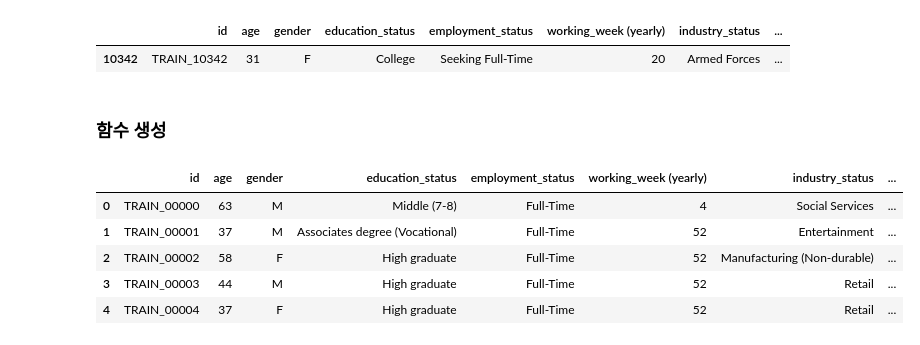
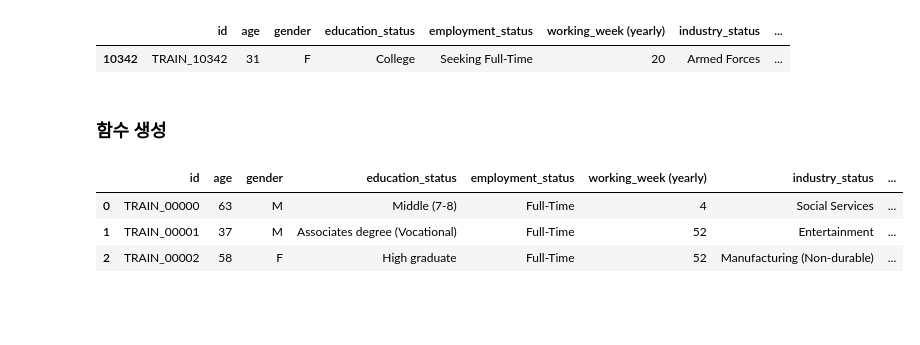
Before and after one commit to benidjor/income-prediction-dacon, a Jupyter notebook: preprocessing-income-prediction.ipynb, the cells around one changed output. Saved outputs shown, nothing was run; the diff lists cells and outputs as text; code cells hidden in the pictures; blank space fills up the shorter version.

```diff
--- a/preprocessing-income-prediction.ipynb
+++ b/preprocessing-income-prediction.ipynb
@@ -557,11 +696,9 @@ def apply_cols(df):
 # %%
 prac = drop_col(train_df)
-prac.head()
+prac.head(3)
 # %% [output]
 |  | id | age | gender | education_status | employment_status | working_week (yearly) | industry_status | ... |
 | 0 | TRAIN_00000 | 63 | M | Middle (7-8) | Full-Time | 4 | Social Services | ... |
 | 1 | TRAIN_00001 | 37 | M | Associates degree (Vocational) | Full-Time | 52 | Entertainment | ... |
 | 2 | TRAIN_00002 | 58 | F | High graduate | Full-Time | 52 | Manufacturing (Non-durable) | ... |
-| 3 | TRAIN_00003 | 44 | M | High graduate | Full-Time | 52 | Retail | ... |
-| 4 | TRAIN_00004 | 37 | F | High graduate | Full-Time | 52 | Retail | ... |
 # %%
```
Also changed, not shown: parts of 15 cells of this notebook.
